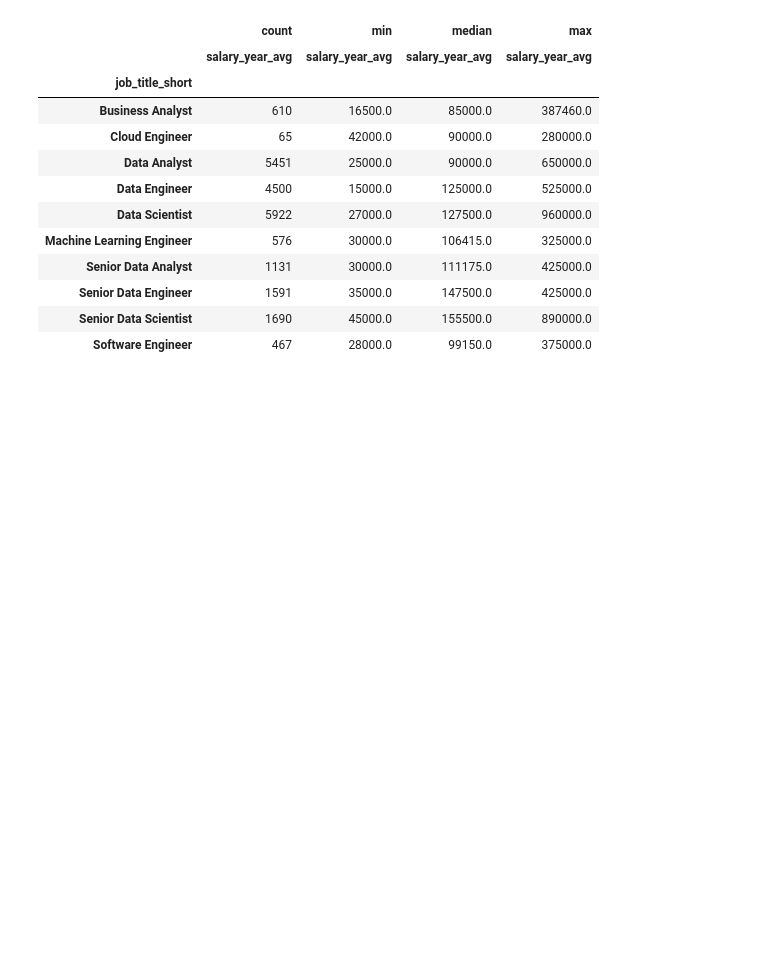
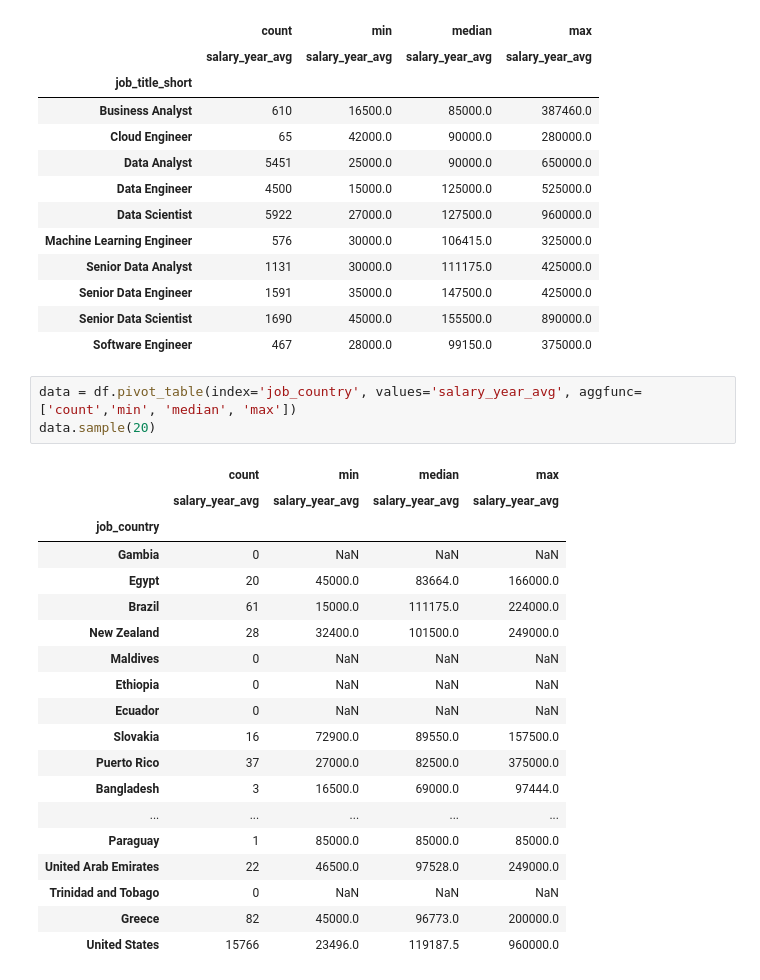
Before and after one commit to dateenbee2442/PYTHON_CORE_TOPICS, a Jupyter notebook: ADVANCE_LEVEL/Panda_Accessing_Data.ipynb, the cells around one changed output. Cells and saved outputs as stored; diff of their text form; blank space fills up the shorter version.

Commit message:
pivotig

```diff
--- a/ADVANCE_LEVEL/Panda_Accessing_Data.ipynb
+++ b/ADVANCE_LEVEL/Panda_Accessing_Data.ipynb
@@ -543,3 +543,26 @@ df.pivot_table(index='job_title_short', values='salary_year_avg', aggfunc=['coun
 | Senior Data Engineer | 1591 | 35000.0 | 147500.0 | 425000.0 |
 | Senior Data Scientist | 1690 | 45000.0 | 155500.0 | 890000.0 |
 | Software Engineer | 467 | 28000.0 | 99150.0 | 375000.0 |
+# %%
+data = df.pivot_table(index='job_country', values='salary_year_avg', aggfunc=['count','min', 'median', 'max'])
+data.sample(20)
+# %% [output]
+|  | count | min | median | max |
+|  | salary_year_avg | salary_year_avg | salary_year_avg | salary_year_avg |
+| job_country |  |  |  |  |
+| Gambia | 0 | NaN | NaN | NaN |
+| Egypt | 20 | 45000.0 | 83664.0 | 166000.0 |
+| Brazil | 61 | 15000.0 | 111175.0 | 224000.0 |
+| New Zealand | 28 | 32400.0 | 101500.0 | 249000.0 |
+| Maldives | 0 | NaN | NaN | NaN |
+| Ethiopia | 0 | NaN | NaN | NaN |
+| Ecuador | 0 | NaN | NaN | NaN |
+| Slovakia | 16 | 72900.0 | 89550.0 | 157500.0 |
+| Puerto Rico | 37 | 27000.0 | 82500.0 | 375000.0 |
+| Bangladesh | 3 | 16500.0 | 69000.0 | 97444.0 |
+| ... | ... | ... | ... | ... |
+| Paraguay | 1 | 85000.0 | 85000.0 | 85000.0 |
+| United Arab Emirates | 22 | 46500.0 | 97528.0 | 249000.0 |
+| Trinidad and Tobago | 0 | NaN | NaN | NaN |
+| Greece | 82 | 45000.0 | 96773.0 | 200000.0 |
+| United States | 15766 | 23496.0 | 119187.5 | 960000.0 |
```
